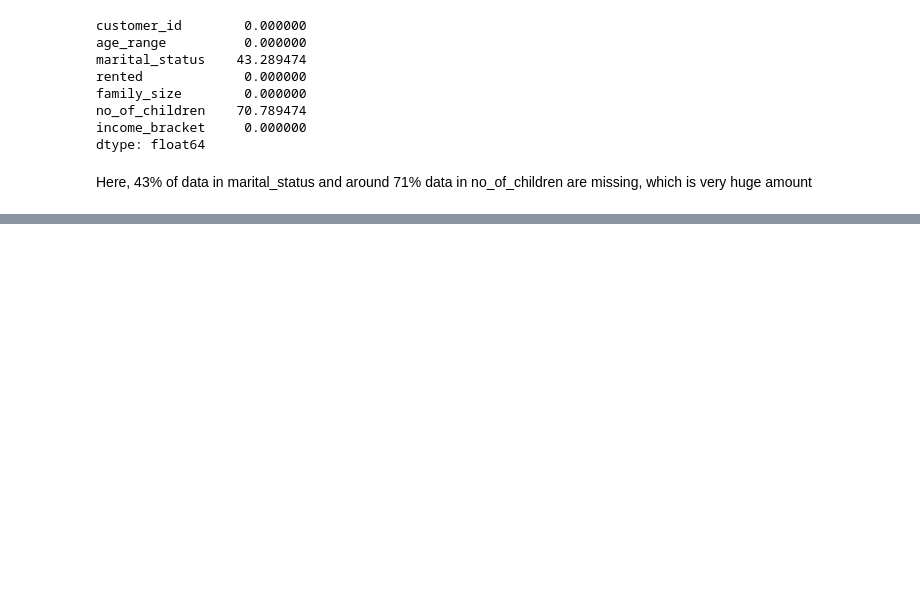
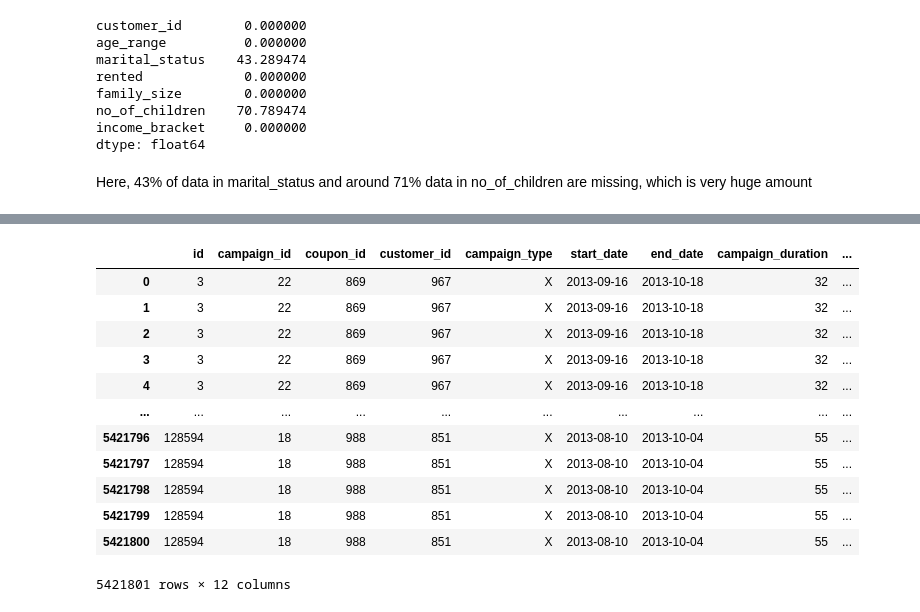
Before and after one commit to Dilpreet0501/fractal-hackathon, a Jupyter notebook: hackathon.ipynb, the cells around one changed output, grey strips where cells are left out. Cells and saved outputs as stored; diff of their text form; code cells hidden in the pictures; blank space fills up the shorter version.

```diff
--- a/hackathon.ipynb
+++ b/hackathon.ipynb
@@ -332,0 +777,16 @@ Here, 43% of data in marital_status and around 71% data in no_of_children are mi
+# %%
+test
+# %% [output]
+|  | id | campaign_id | coupon_id | customer_id | campaign_type | start_date | end_date | campaign_duration | ... |
+| 0 | 3 | 22 | 869 | 967 | X | 2013-09-16 | 2013-10-18 | 32 | ... |
+| 1 | 3 | 22 | 869 | 967 | X | 2013-09-16 | 2013-10-18 | 32 | ... |
+| 2 | 3 | 22 | 869 | 967 | X | 2013-09-16 | 2013-10-18 | 32 | ... |
+| 3 | 3 | 22 | 869 | 967 | X | 2013-09-16 | 2013-10-18 | 32 | ... |
+| 4 | 3 | 22 | 869 | 967 | X | 2013-09-16 | 2013-10-18 | 32 | ... |
+| ... | ... | ... | ... | ... | ... | ... | ... | ... | ... |
+| 5421796 | 128594 | 18 | 988 | 851 | X | 2013-08-10 | 2013-10-04 | 55 | ... |
+| 5421797 | 128594 | 18 | 988 | 851 | X | 2013-08-10 | 2013-10-04 | 55 | ... |
+| 5421798 | 128594 | 18 | 988 | 851 | X | 2013-08-10 | 2013-10-04 | 55 | ... |
+| 5421799 | 128594 | 18 | 988 | 851 | X | 2013-08-10 | 2013-10-04 | 55 | ... |
+| 5421800 | 128594 | 18 | 988 | 851 | X | 2013-08-10 | 2013-10-04 | 55 | ... |
+5421801 rows × 12 columns
```
Also changed, not shown: parts of 88 cells of this notebook.
